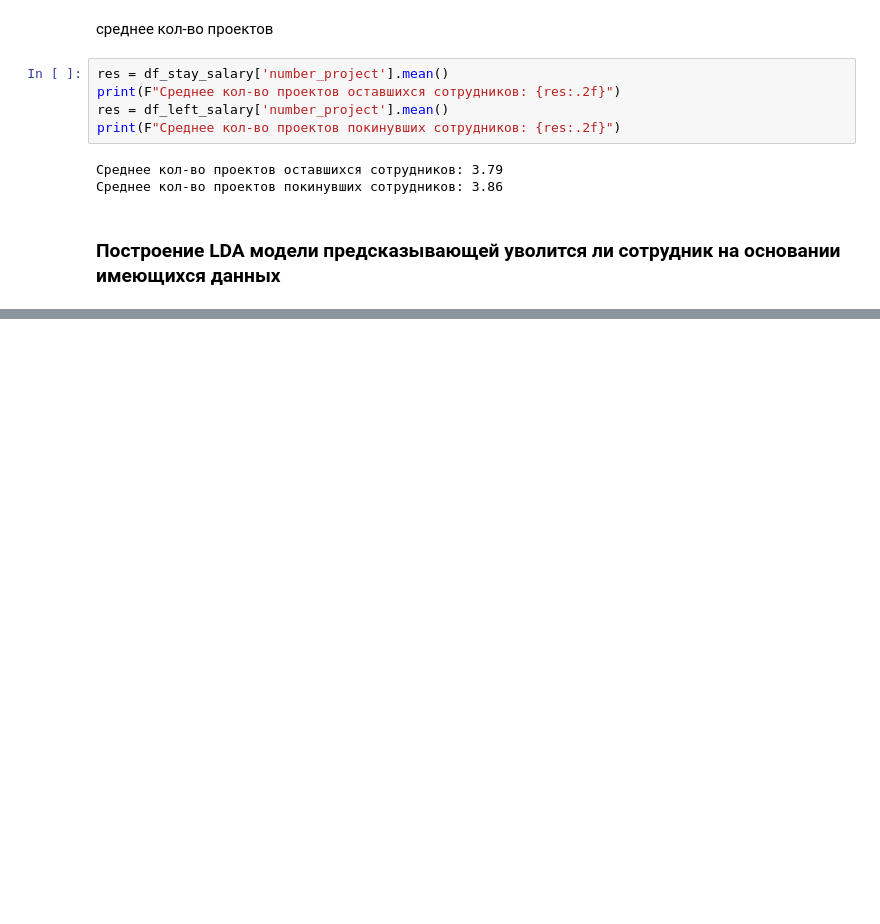
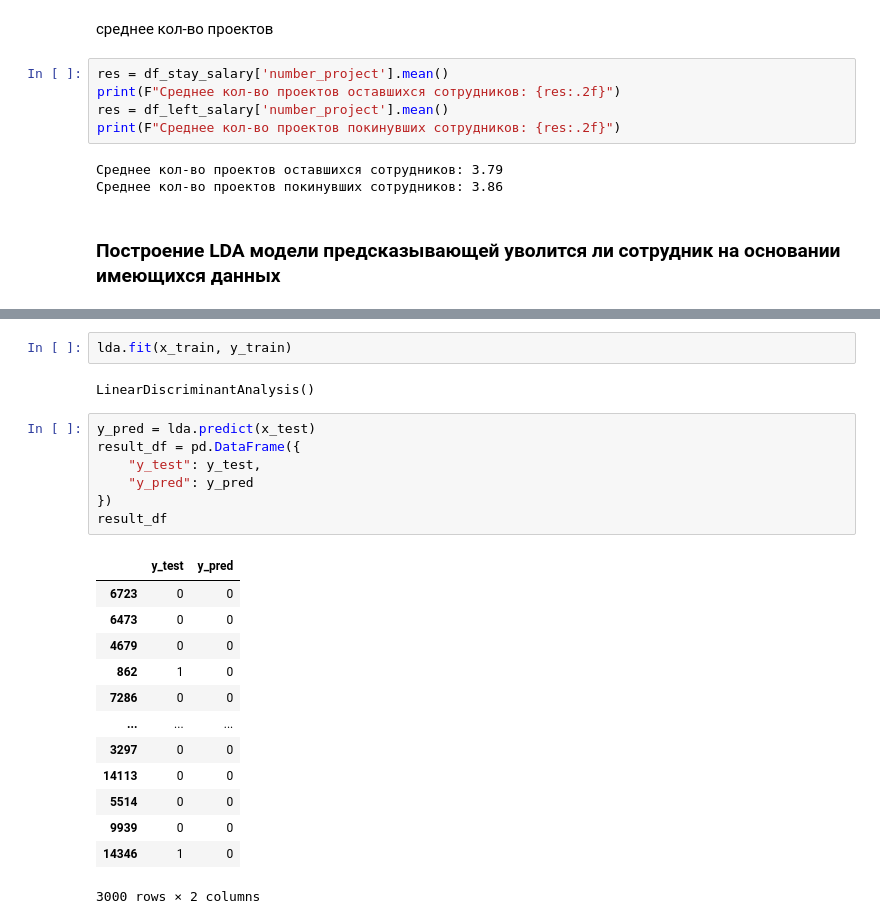
Before and after one commit to archimage-wiz/DS_PythonStat_Hw_Final, a Jupyter notebook: Hw_.ipynb, the cells around one changed output, grey strips where cells are left out. Saved outputs shown, nothing was run; the diff lists cells and outputs as text; blank space fills up the shorter version.

```diff
--- a/Hw_.ipynb
+++ b/Hw_.ipynb
@@ -261,0 +285,25 @@ print(F"Среднее кол-во проектов покинувших сот
+# %%
+lda.fit(x_train, y_train)
+# %% [output]
+LinearDiscriminantAnalysis()
+# %%
+y_pred = lda.predict(x_test)
+result_df = pd.DataFrame({
+    "y_test": y_test,
+    "y_pred": y_pred
+})
+result_df
+# %% [output]
+|  | y_test | y_pred |
+| 6723 | 0 | 0 |
+| 6473 | 0 | 0 |
+| 4679 | 0 | 0 |
+| 862 | 1 | 0 |
+| 7286 | 0 | 0 |
+| ... | ... | ... |
+| 3297 | 0 | 0 |
+| 14113 | 0 | 0 |
+| 5514 | 0 | 0 |
+| 9939 | 0 | 0 |
+| 14346 | 1 | 0 |
+3000 rows × 2 columns
```
Also changed, not shown: parts of 10 cells of this notebook.
